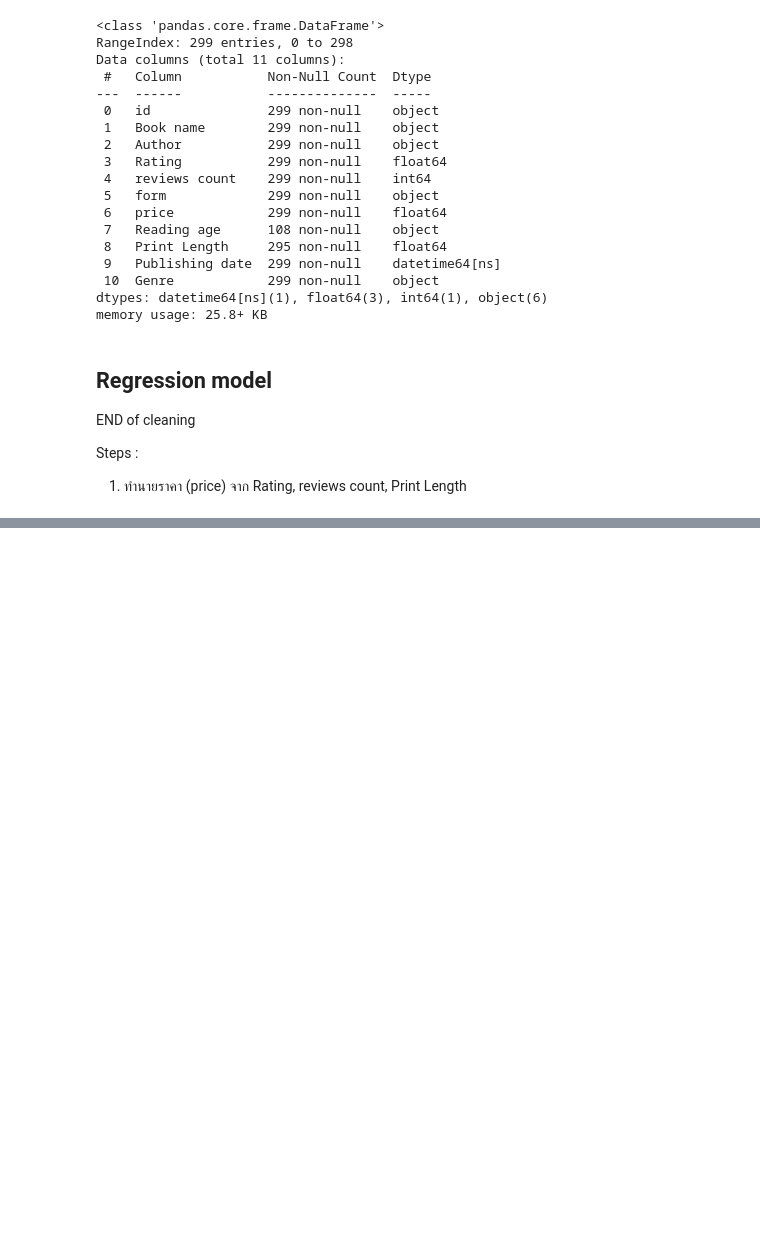
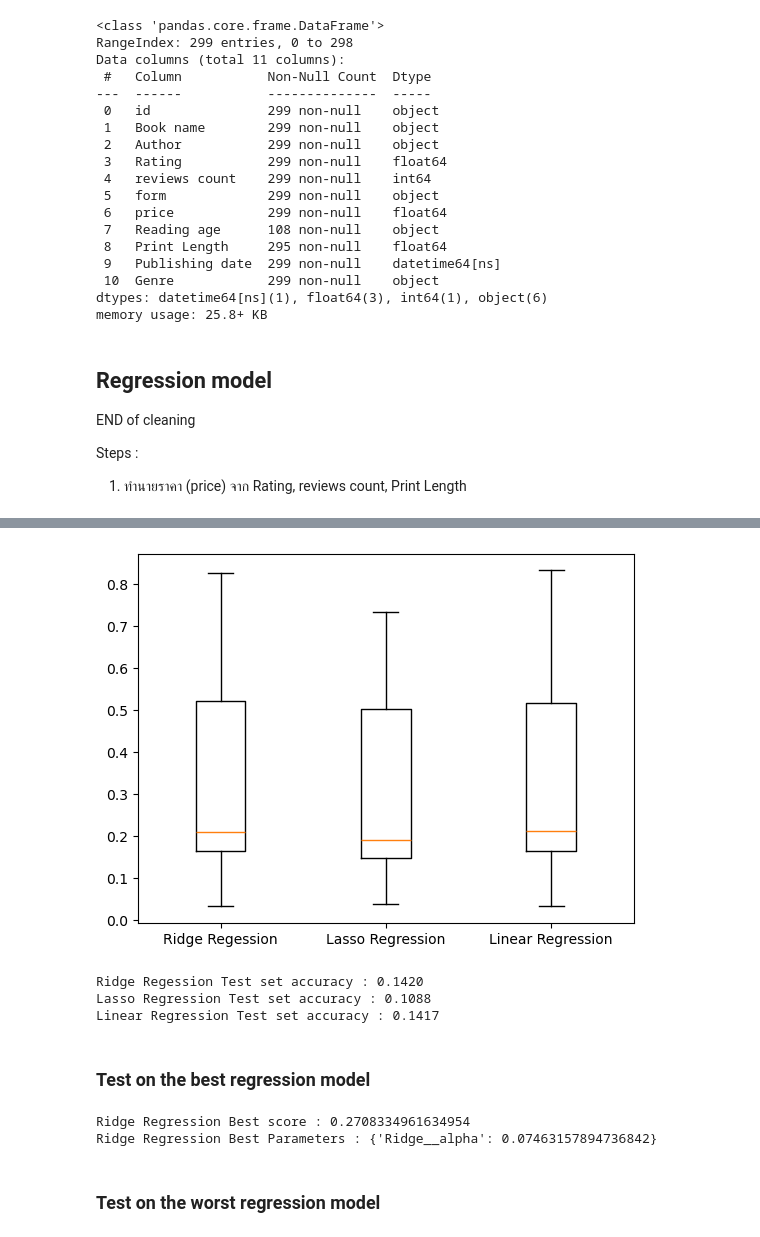
Before and after one commit to HikariJadeEmpire/stat_for_remind, a Jupyter notebook: ml_datacamp/regression_supervised.ipynb, the cells around one changed output, grey strips where cells are left out. Saved outputs shown, nothing was run; the diff lists cells and outputs as text; code cells hidden in the pictures; blank space fills up the shorter version.

```diff
--- a/ml_datacamp/regression_supervised.ipynb
+++ b/ml_datacamp/regression_supervised.ipynb
@@ -108,0 +173,64 @@ Steps :
+# %%
+steps = [
+    ("imputation", KNNImputer(n_neighbors=5)),
+    ("normalizer", MinMaxScaler())
+]
+
+models = {
+    "Ridge Regession" : Ridge(alpha=0.1),
+    "Lasso Regression" : Lasso(alpha=0.1),
+    "Linear Regression" : LinearRegression()
+}
+# %%
+X_train, X_test, y_train, y_test = train_test_split(X, y, random_state=12, test_size=0.2)
+
+### เปลี่ยนแปลงข้อมูลตาม var : steps , Transform data by using steps in pipeline
+pipe = Pipeline(steps=steps)
+
+X_train_transformed = pipe.fit_transform(X_train)
+X_test_transformed = pipe.transform(X_test)
+
+### ทดสอบ Score ของแต่ละ Model ด้วยวิธีการ Cross validation
+results = []
+for model in models.values():
+    kf = KFold(n_splits=6, random_state=11, shuffle=True)
+    cv_results = cross_val_score(model, X_train_transformed, y_train, cv=kf)
+    results.append(cv_results)
+
+### Plot
+
+plt.boxplot(results, labels=models.keys())
+plt.show()
+# %% [output]
+[figure, added]
+# %%
+for name, model in models.items():
+    model.fit(X_train_transformed, y_train)
+    test_score = model.score(X_test_transformed, y_test)
+    print("{} Test set accuracy : {:.4f}".format(name, test_score))
+# %% [output]
+Ridge Regession Test set accuracy : 0.1420
+Lasso Regression Test set accuracy : 0.1088
+Linear Regression Test set accuracy : 0.1417
+# %% [markdown]
+### Test on the best regression model
+# %%
+steps_new = [
+    ("imputation", KNNImputer(n_neighbors=5)),
+    ("normalizer", MinMaxScaler()),
+    ("Ridge", Ridge())
+]
+
+pipe_new = Pipeline(steps=steps_new)
+parameters = {"Ridge__alpha": np.linspace(0.001, 1.4, 20)}
+
+cv = GridSearchCV(pipe_new, parameters)
+cv.fit(X_train, y_train)
+y_pred = cv.predict(X_test)
+
+print("Ridge Regression Best score : {}\nRidge Regression Best Parameters : {}".format(cv.best_score_, cv.best_params_))
+# %% [output]
+Ridge Regression Best score : 0.2708334961634954
+Ridge Regression Best Parameters : {'Ridge__alpha': 0.07463157894736842}
+# %% [markdown]
+### Test on the worst regression model
```
Also changed, not shown: parts of 11 cells of this notebook, 1 other file.
